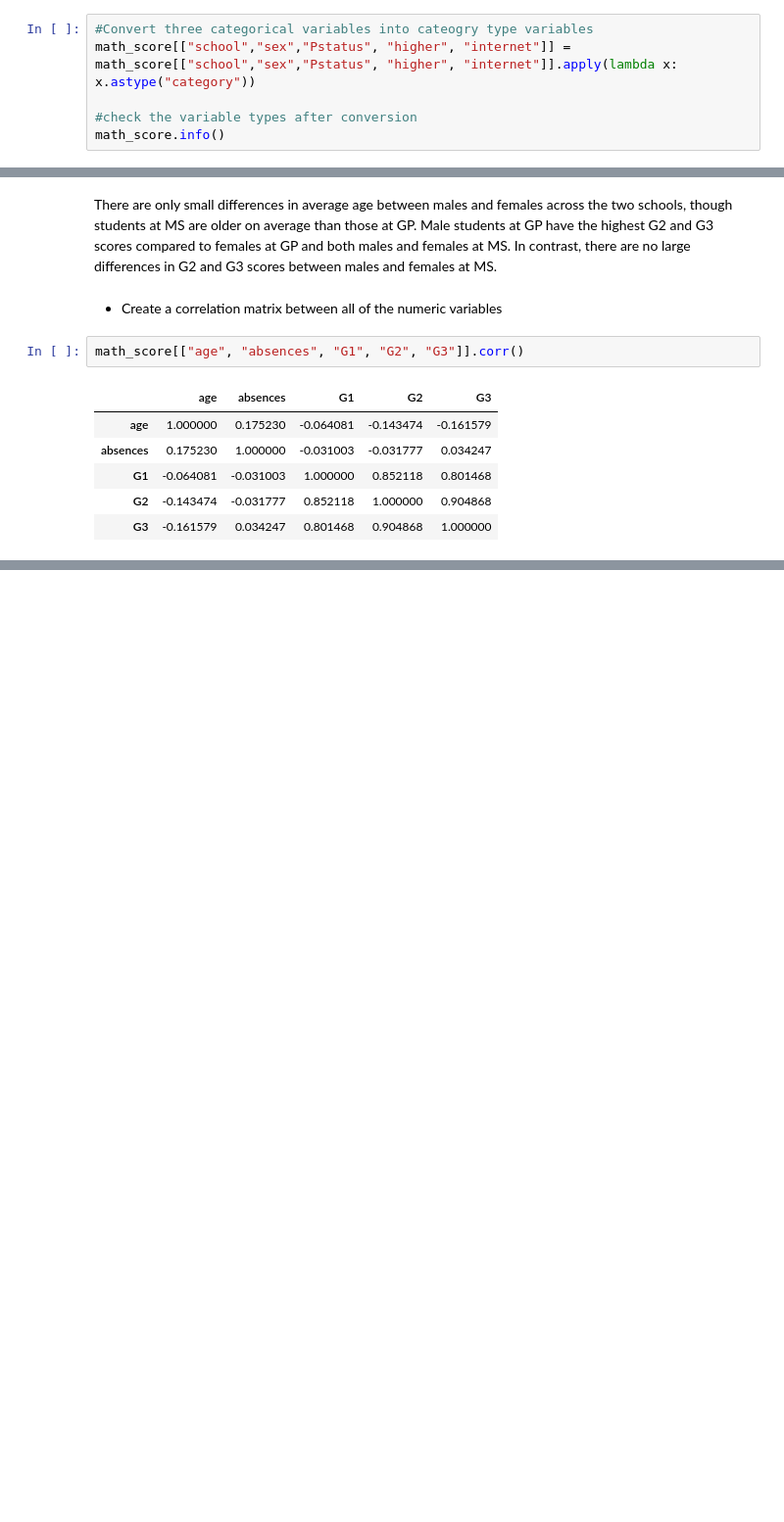
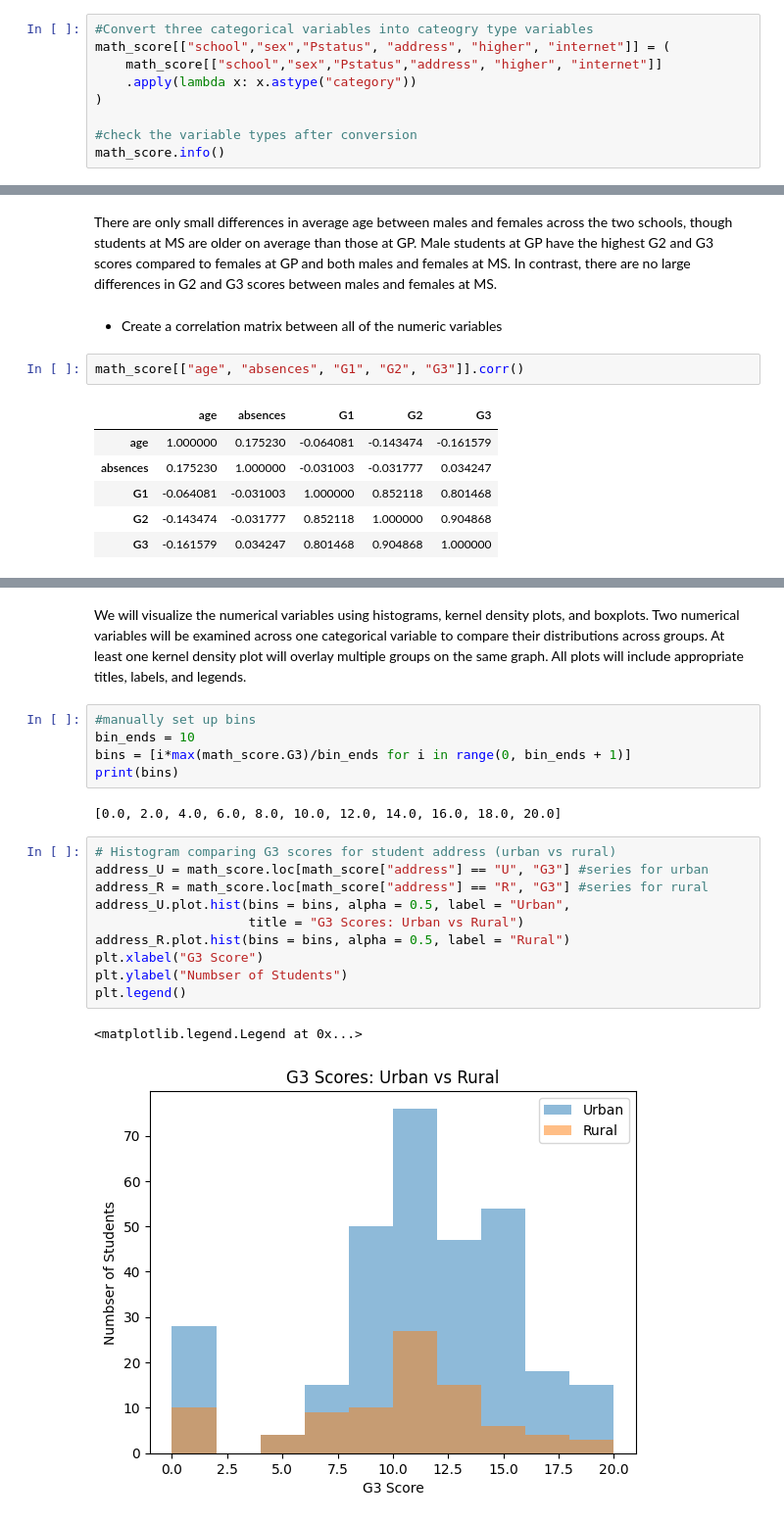
Before and after one commit to hzhoujoy/HW4_ST554, a Jupyter notebook: HW4_JoyZhou.ipynb, the cells around one changed output, grey strips where cells are left out. Shown at 98% size. Drawn from its saved outputs; the diff is of its cells as text; blank space fills up the shorter version.

```diff
--- a/HW4_JoyZhou.ipynb
+++ b/HW4_JoyZhou.ipynb
@@ -51,7 +52,10 @@ math_score.head() #check the first few observations
 Now we want to convert some of the variables to category type variables. We can do that quickly using the `.apply()` method and a `lambda` function.
 # %%
 #Convert three categorical variables into cateogry type variables
-math_score[["school","sex","Pstatus", "higher", "internet"]] = math_score[["school","sex","Pstatus", "higher", "internet"]].apply(lambda x: x.astype("category"))
+math_score[["school","sex","Pstatus", "address", "higher", "internet"]] = (
+    math_score[["school","sex","Pstatus","address", "higher", "internet"]]
+    .apply(lambda x: x.astype("category"))
+)
 
 #check the variable types after conversion
 math_score.info()
@@ -344,0 +352,22 @@ math_score[["age", "absences", "G1", "G2", "G3"]].corr()
+# %% [markdown]
+We will visualize the numerical variables using histograms, kernel density plots, and boxplots. Two numerical variables will be examined across one categorical variable to compare their distributions across groups. At least one kernel density plot will overlay multiple groups on the same graph. All plots will include appropriate titles, labels, and legends.
+# %%
+#manually set up bins
+bin_ends = 10
+bins = [i*max(math_score.G3)/bin_ends for i in range(0, bin_ends + 1)]
+print(bins)
+# %% [output]
+[0.0, 2.0, 4.0, 6.0, 8.0, 10.0, 12.0, 14.0, 16.0, 18.0, 20.0]
+# %%
+# Histogram comparing G3 scores for student address (urban vs rural)
+address_U = math_score.loc[math_score["address"] == "U", "G3"] #series for urban
+address_R = math_score.loc[math_score["address"] == "R", "G3"] #series for rural
+address_U.plot.hist(bins = bins, alpha = 0.5, label = "Urban",
+                    title = "G3 Scores: Urban vs Rural")
+address_R.plot.hist(bins = bins, alpha = 0.5, label = "Rural")
+plt.xlabel("G3 Score")
+plt.ylabel("Numbser of Students")
+plt.legend()
+# %% [output]
+<matplotlib.legend.Legend at 0x...>
+[figure, added]
```
Also changed, not shown: parts of 7 cells of this notebook.
